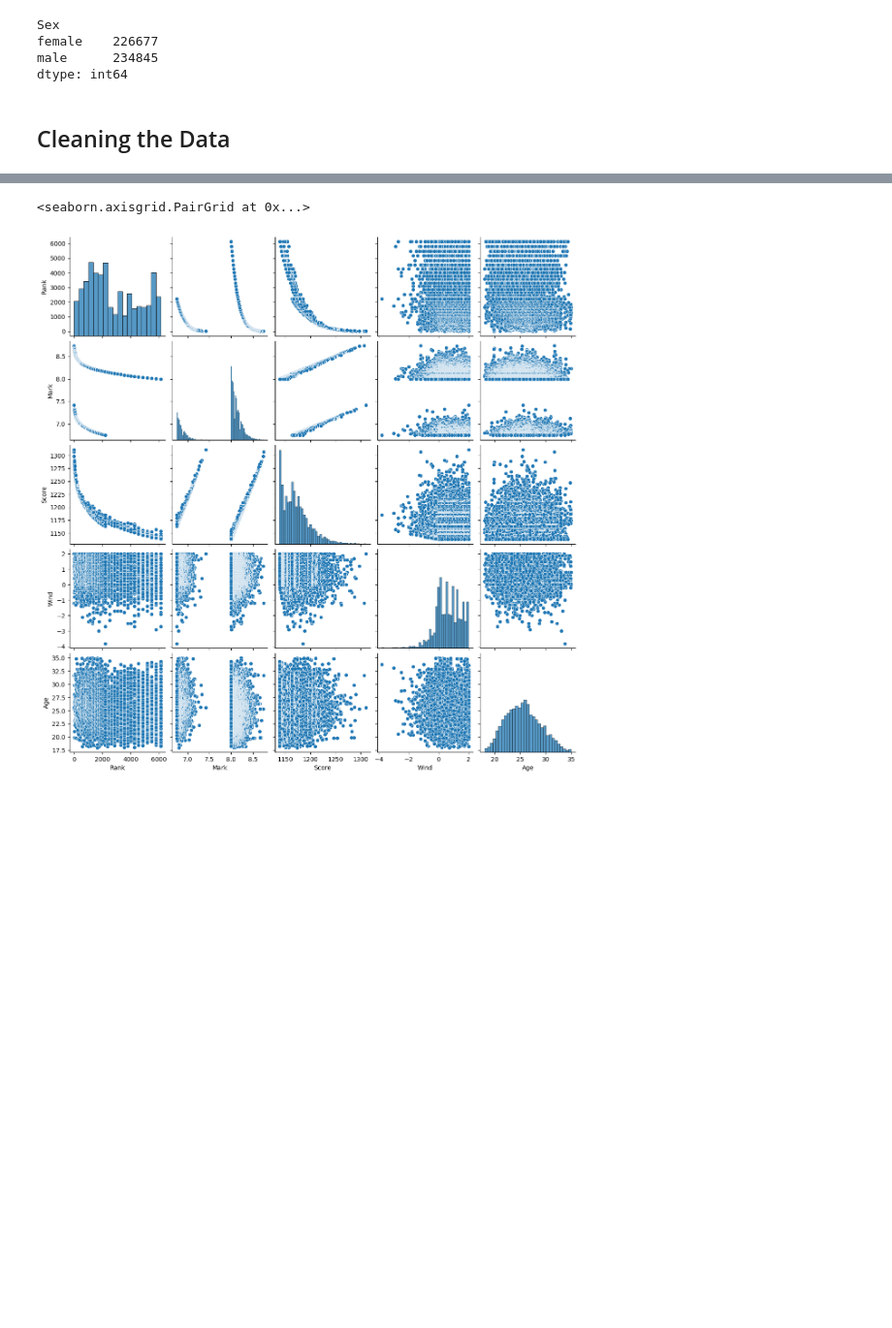
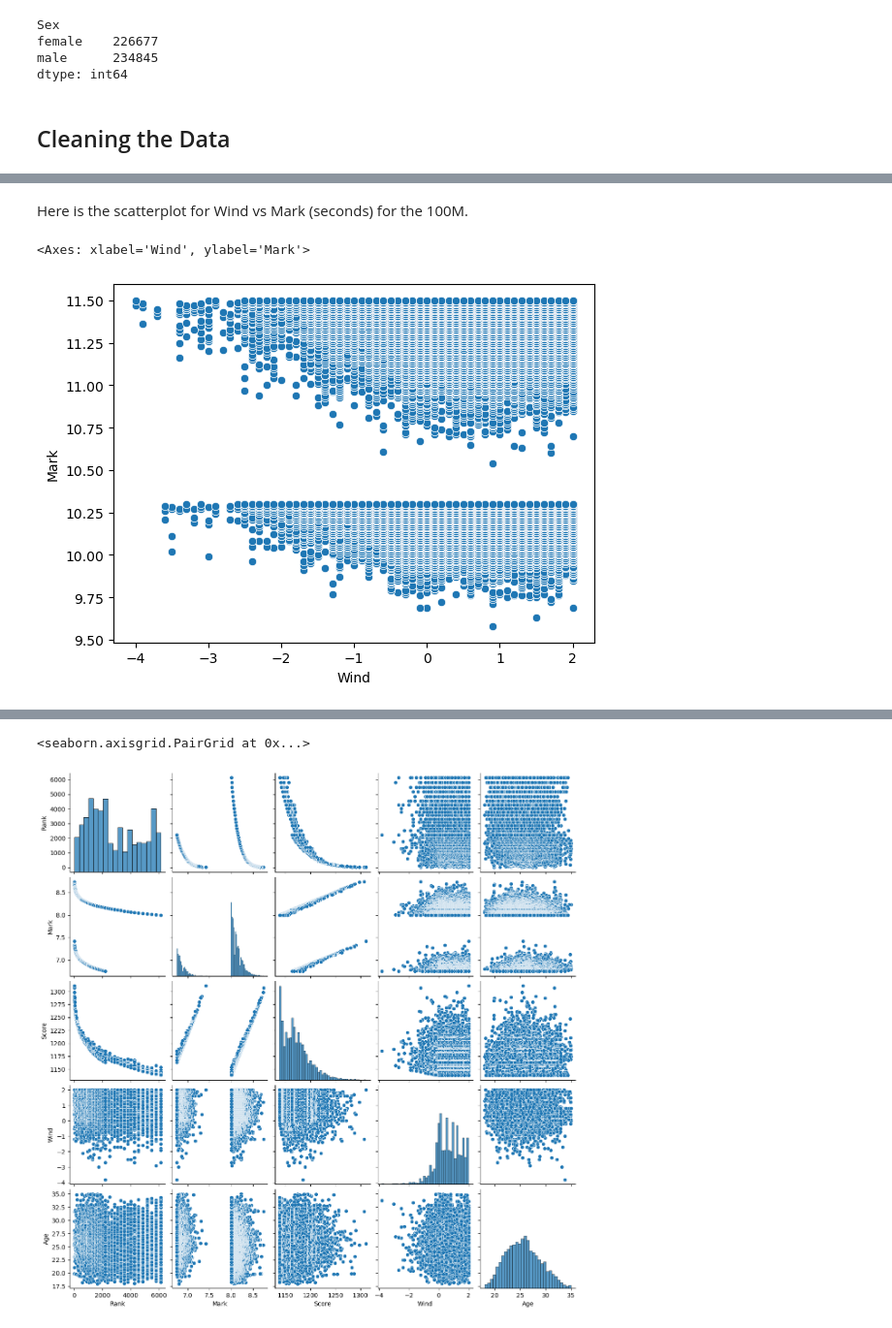
Before and after one commit to abarnes05/DS-final-project, a Jupyter notebook: Final Project.ipynb, the cells around one changed output, grey strips where cells are left out. Shown at 97% size. Saved outputs shown, nothing was run; the diff lists cells and outputs as text; code cells hidden in the pictures; blank space fills up the shorter version.

```diff
--- a/Final Project.ipynb
+++ b/Final Project.ipynb
@@ -257,0 +242,7 @@ sns.lmplot(x='Wind', y='Mark', data=running_df)
+# %% [markdown]
+Here is the scatterplot for Wind vs Mark (seconds) for the 100M.
+# %%
+sns.scatterplot(data=running_df, x='Wind', y='Mark')
+# %% [output]
+<Axes: xlabel='Wind', ylabel='Mark'>
+[figure, added]
```
Also changed, not shown: parts of 36 cells of this notebook.
